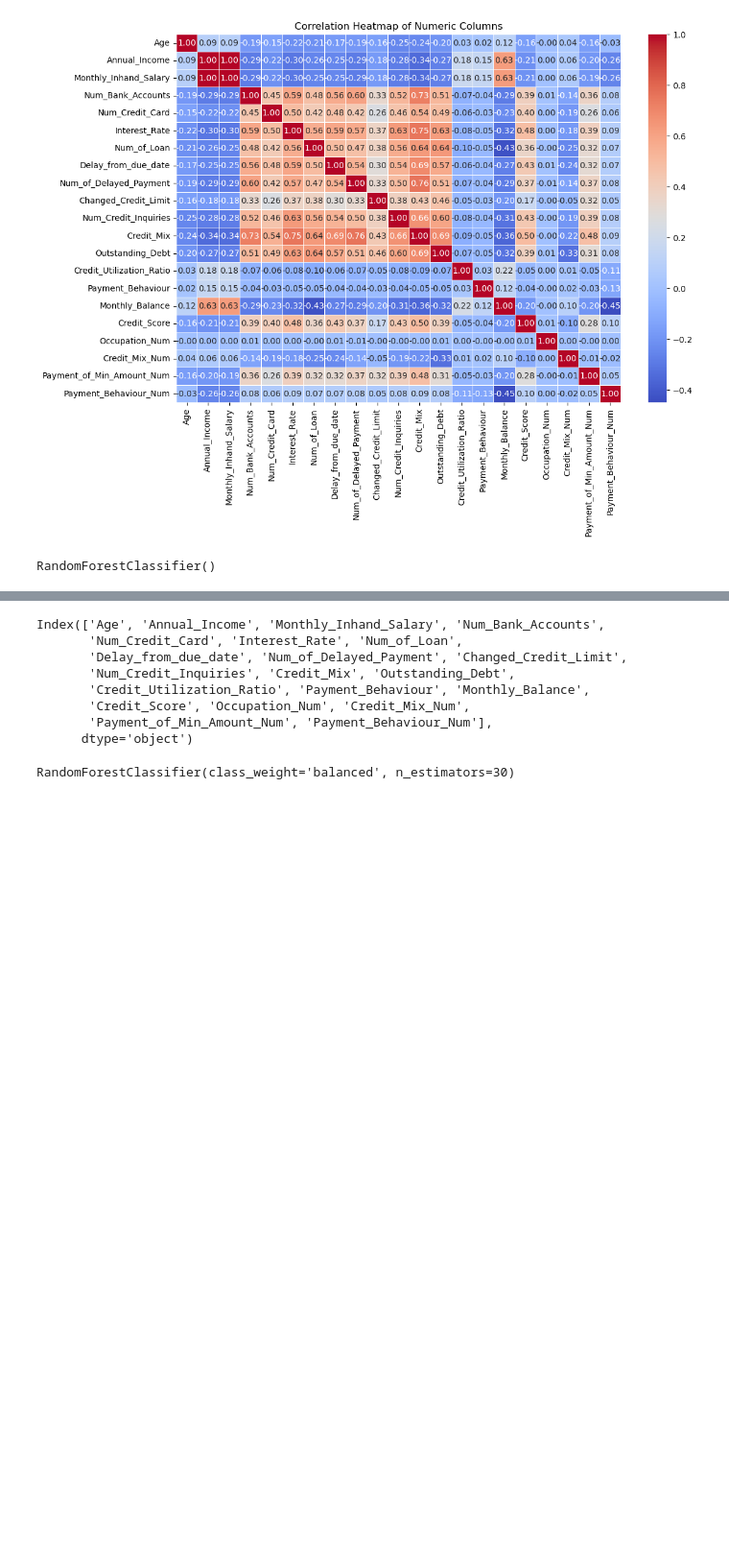
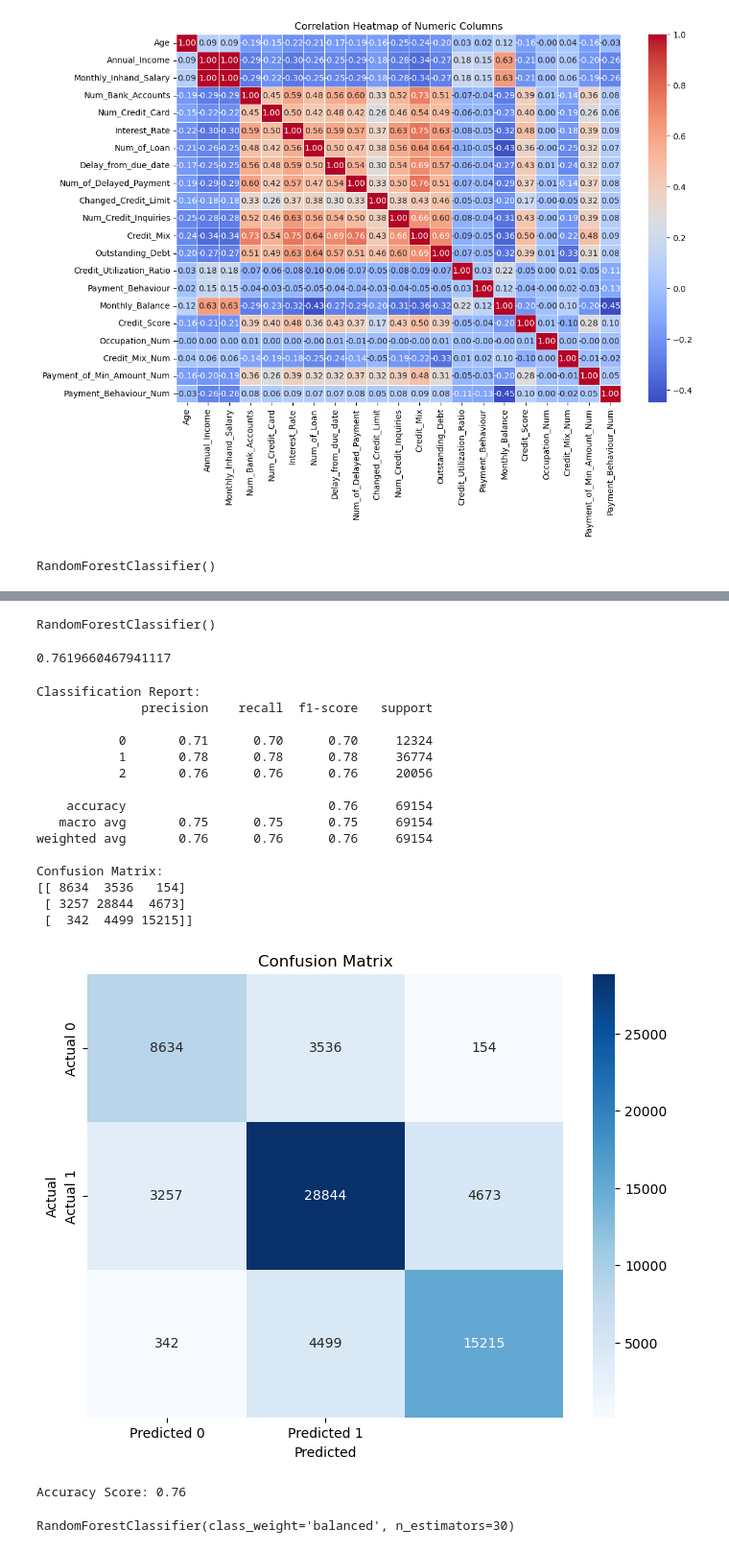
Before and after one commit to gamuhrai/Project-4-Credit-Worthiness, a Jupyter notebook: Credit-Score.ipynb, the cells around one changed output, grey strips where cells are left out. Shown: that part at 96% size. Saved outputs shown, nothing was run; the diff lists cells and outputs as text; code cells hidden in the pictures; blank space fills up the shorter version.

```diff
--- a/Credit-Score.ipynb
+++ b/Credit-Score.ipynb
@@ -489 +540,4 @@ RandomForestClassifier()
+# %%
+x1 = df1[["Num_Bank_Accounts", "Num_Credit_Card", "Interest_Rate", "Delay_from_due_date", "Num_Credit_Inquiries","Credit_Mix", "Outstanding_Debt"]]
+y1 = df1["Credit_Score"]
 # %%
@@ -491,2 +545,2 @@ RandomForestClassifier()
 # %%
-# X_train, X_test, y_train, y_test = train_test_split(X,y, train_size=0.30, random_state=42)
+x1_train, x1_test, y1_train, y1_test = train_test_split(x1, y1, train_size=0.30, random_state=42)
@@ -521,12 +547,55 @@ Accuracy Score 0.7669838331839084
-# %%
-df1.columns
-# %% [output]
-Index(['Age', 'Annual_Income', 'Monthly_Inhand_Salary', 'Num_Bank_Accounts',
-       'Num_Credit_Card', 'Interest_Rate', 'Num_of_Loan',
-       'Delay_from_due_date', 'Num_of_Delayed_Payment', 'Changed_Credit_Limit',
-       'Num_Credit_Inquiries', 'Credit_Mix', 'Outstanding_Debt',
-       'Credit_Utilization_Ratio', 'Payment_Behaviour', 'Monthly_Balance',
-       'Credit_Score', 'Occupation_Num', 'Credit_Mix_Num',
-       'Payment_of_Min_Amount_Num', 'Payment_Behaviour_Num'],
-      dtype='object')
+# %%
+rf1 = RandomForestClassifier()
+rf1.fit(x1_train, y1_train)
+# %% [output]
+RandomForestClassifier()
+# %%
+rf1.score(x1_test,y1_test)
+# %% [output]
+0.7619660467941117
+# %%
+# Assuming rf is your trained model and X_test, y_test are your test datasets
+predictions = rf1.predict(x1_test)
+
+# Classification Report
+print("Classification Report:")
+print(classification_report(y1_test, predictions))
+
+# Confusion Matrix
+print("Confusion Matrix:")
+cm = confusion_matrix(y1_test, predictions)
+print(cm)
+
+# Visualizing Confusion Matrix using Seaborn
+import seaborn as sns
+import matplotlib.pyplot as plt
+
+plt.figure(figsize=(8, 6))
+sns.heatmap(cm, annot=True, fmt="d", cmap='Blues', xticklabels=['Predicted 0', 'Predicted 1'], yticklabels=['Actual 0', 'Actual 1'])
+plt.ylabel('Actual')
+plt.xlabel('Predicted')
+plt.title('Confusion Matrix')
+plt.show()
+
+# Accuracy Score
+accuracy = accuracy_score(y_test, predictions)
+print(f"Accuracy Score: {accuracy:.2f}")
+# %% [output]
+Classification Report:
+              precision    recall  f1-score   support
+
+           0       0.71      0.70      0.70     12324
+           1       0.78      0.78      0.78     36774
+           2       0.76      0.76      0.76     20056
+
+    accuracy                           0.76     69154
+   macro avg       0.75      0.75      0.75     69154
+weighted avg       0.76      0.76      0.76     69154
+
+Confusion Matrix:
+[[ 8634  3536   154]
+ [ 3257 28844  4673]
+ [  342  4499 15215]]
+[figure, added]
+Accuracy Score: 0.76
 # %%
```
Also changed, not shown: parts of 18 cells of this notebook.
